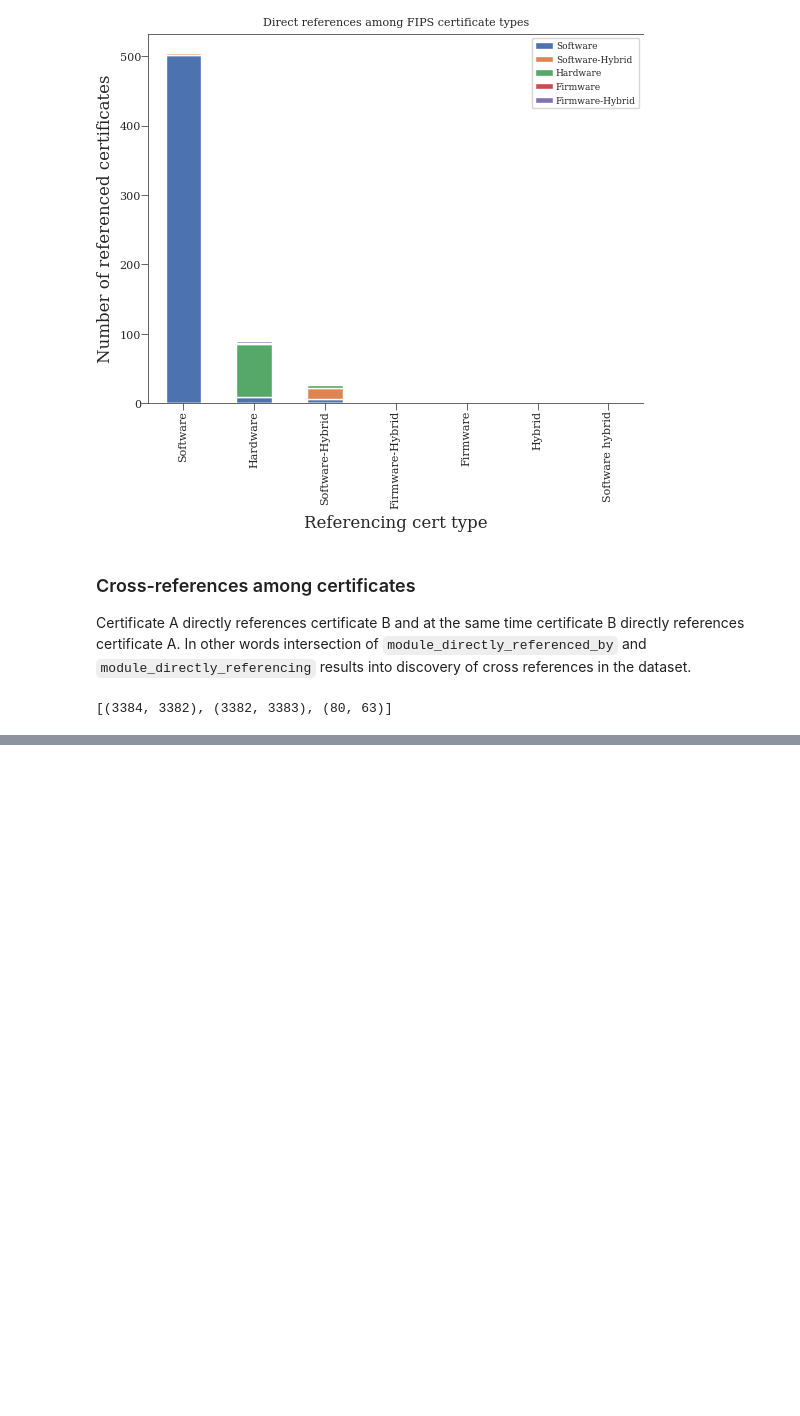
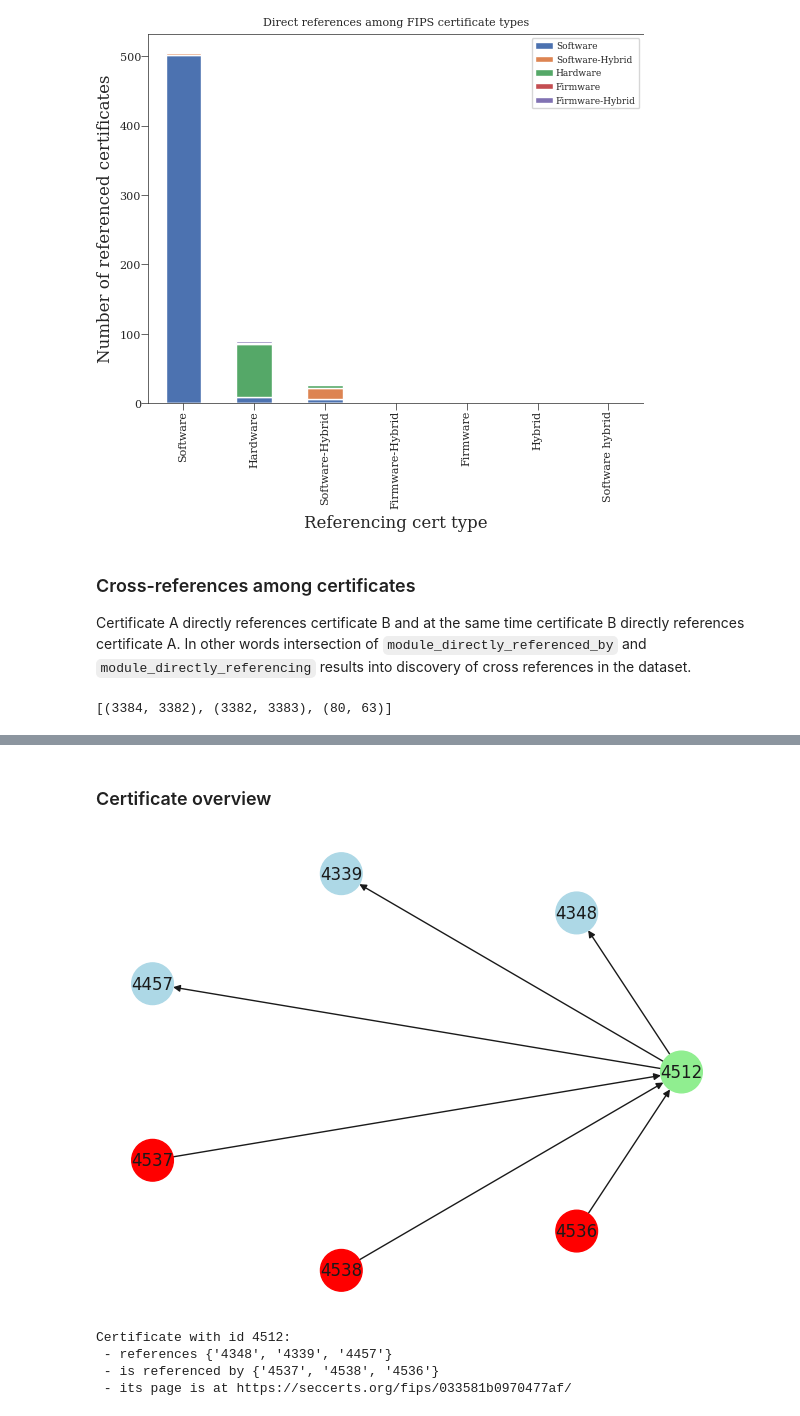
Before and after one commit to crocs-muni/sec-certs, a Jupyter notebook: notebooks/fips/references.ipynb, the cells around one changed output, grey strips where cells are left out. Cells and saved outputs as stored; diff of their text form; code cells hidden in the pictures; blank space fills up the shorter version.

Commit message:
feat: Added colors for digraph, added detailed info, refactoring

```diff
--- a/notebooks/fips/references.ipynb
+++ b/notebooks/fips/references.ipynb
@@ -514,0 +485,2 @@ nx.draw(graph, pos, arrows=True, with_labels=True, node_size=900)
+# %% [markdown]
+### Certificate overview
@@ -514,0 +489,44 @@ nx.draw(graph, pos, arrows=True, with_labels=True, node_size=900)
+# %%
+cert_id: int = 4512  # Enter the certificate ID you are interested in
+# %%
+# TODO - Move colours to constants
+refs_df: DataFrame = df[df["module_directly_referencing"].notna()]
+
+if not refs_df[refs_df["cert_id"] == cert_id].shape[0]:
+    print("Cert ID is not in the dataset, or does not references any other certificates")
+    sys.exit()
+
+cert_id_series: Series = refs_df[refs_df["cert_id"] == cert_id].iloc[0]
+cert_dgst: str = refs_df[refs_df["cert_id"] == cert_id].index[0]
+color_map: list[str] = ["lightgreen"]
+graph: nx.DiGraph = nx.DiGraph()
+graph.add_node(cert_id)
+
+# Display which certificates are directly referenced by the chosen certificate
+for referenced_cert_id in cert_id_series["module_directly_referencing"]:
+    graph.add_node(referenced_cert_id)
+    graph.add_edge(cert_id, referenced_cert_id)
+    color_map.append("lightblue")
+
+
+# Display which certificates are directly referencing the chosen certificate
+for referencing_cert_id in cert_id_series["module_directly_referenced_by"]:
+    graph.add_node(referencing_cert_id)
+    graph.add_edge(referencing_cert_id, cert_id)
+    color_map.append("red")
+
+
+pos = nx.circular_layout(graph)
+nx.draw(graph, pos, arrows=True, node_color=color_map, with_labels=True, node_size=900)
+# %% [output]
+[figure, added]
+# %%
+print(f"Certificate with id {cert_id}:")
+print(f" - references {cert_id_series['module_directly_referencing']}")
+print(f" - is referenced by {cert_id_series['module_directly_referenced_by']}")
+print(f" - its page is at https://seccerts.org/fips/{cert_dgst}/")
+# %% [output]
+Certificate with id 4512:
+ - references {'4348', '4339', '4457'}
+ - is referenced by {'4537', '4538', '4536'}
+ - its page is at https://seccerts.org/fips/033581b0970477af/
```
Also changed, not shown: parts of 33 cells of this notebook.
